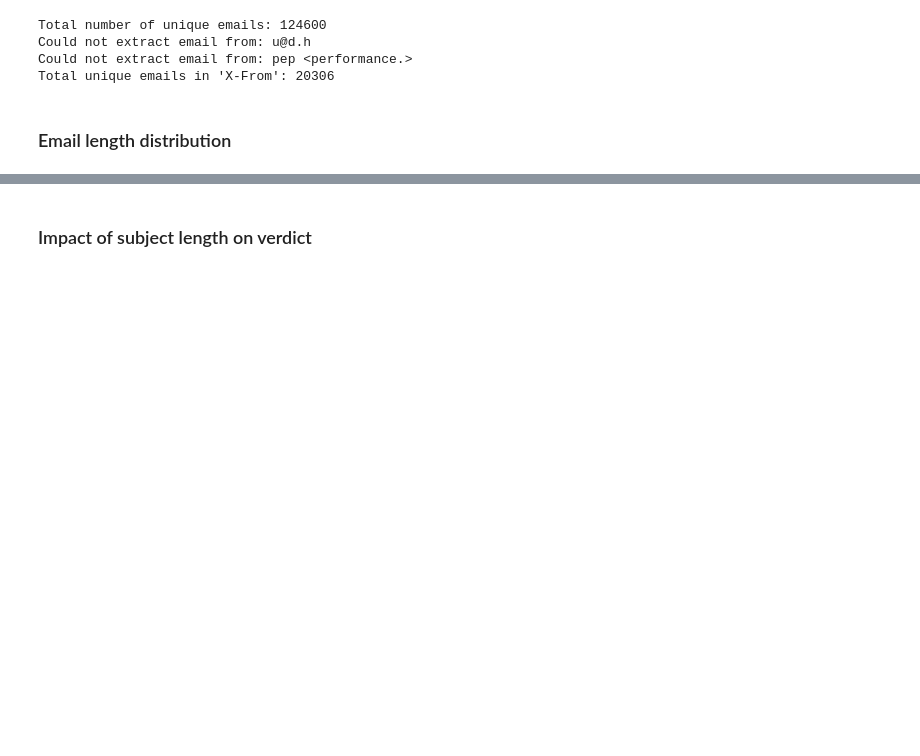
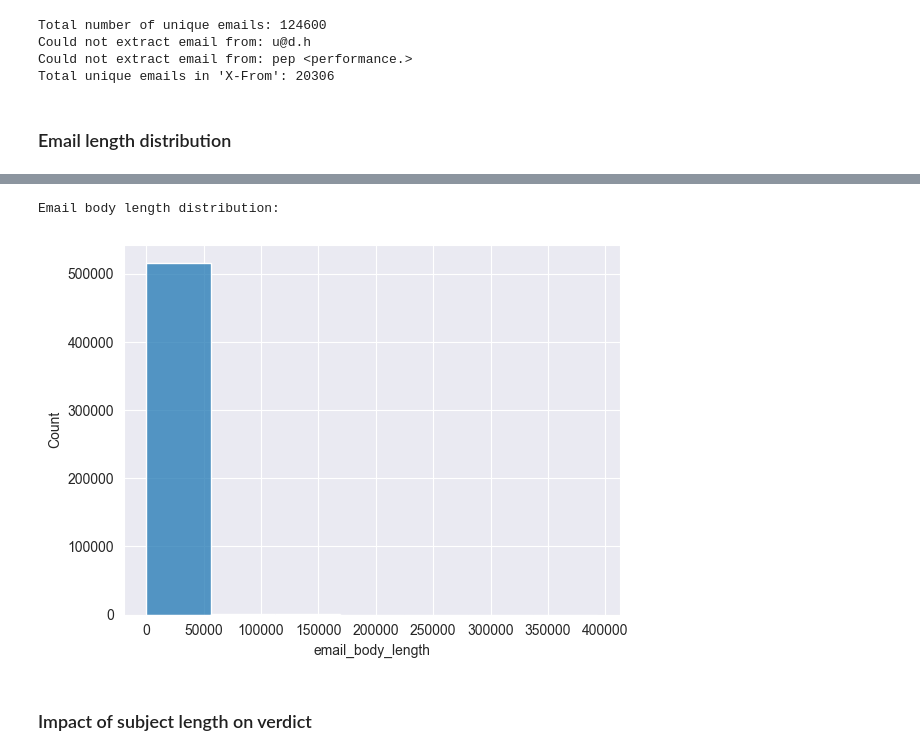
Before and after one commit to MaorEl/cyber-ai, a Jupyter notebook: eda.ipynb, the cells around one changed output, grey strips where cells are left out. Cells and saved outputs as stored; diff of their text form; code cells hidden in the pictures; blank space fills up the shorter version.

Commit message:
maor

```diff
--- a/eda.ipynb
+++ b/eda.ipynb
@@ -141,3 +181,18 @@ Email body length distribution:
+# %%
+print('\nEmail body length distribution:\n')
+email_body_length_df = enron_df
+email_body_length_df['email_body'] = email_body_length_df['email_body'].apply(remove_attachment_text)
+email_body_length_df['email_body'] = email_body_length_df['email_body'].apply(parse_contacts)
+
+email_body_length_df['email_body_length'] = enron_df['email_body'].apply(len)
+
+email_body_length_df.describe()
+ax = sns.histplot(email_body_length_df['email_body_length'], bins=7)
+plt.show()
+# todo Maor - change this and fix, add to the report
+# %% [output]
+Email body length distribution:
+[figure, added]
 # %% [markdown]
 ### Impact of subject length on verdict
 # %%
```
Also changed, not shown: parts of 4 cells of this notebook, 2 other files.
